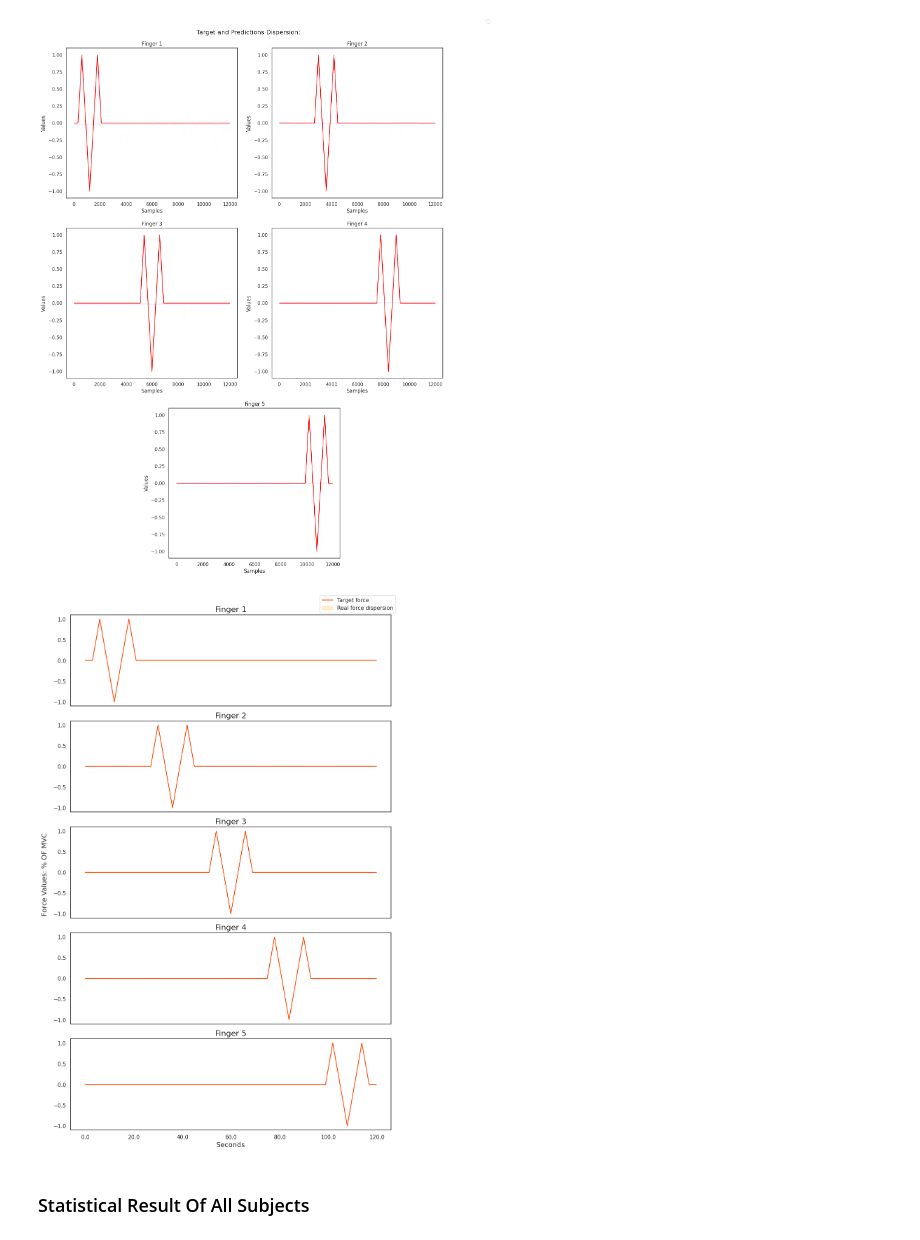
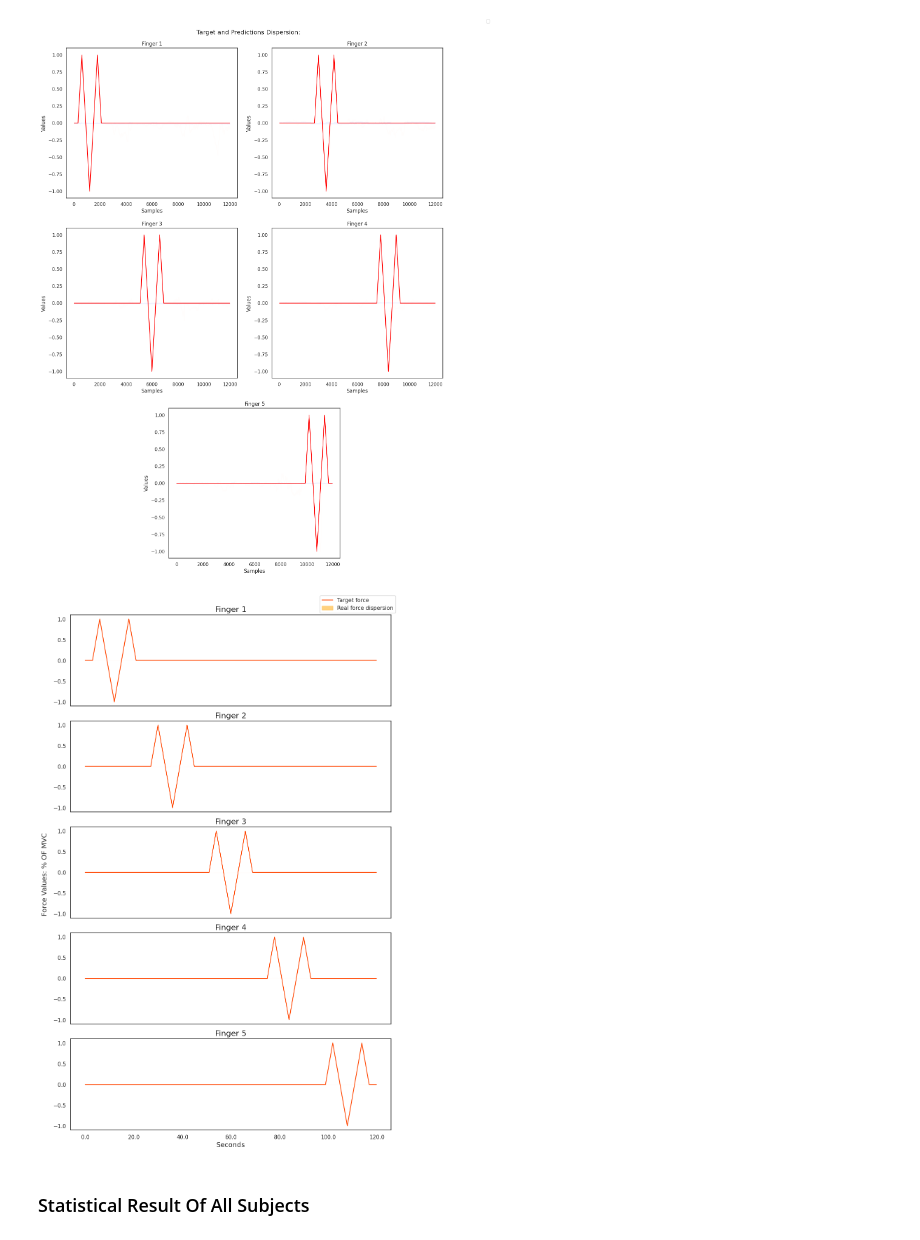
Before and after one commit to lujoba/emg_estimator, a Jupyter notebook: evaluation/Evaluation Notebook.ipynb, the cells around one changed output. Saved outputs shown, nothing was run; the diff lists cells and outputs as text; code cells hidden in the pictures.

```diff
--- a/evaluation/Evaluation Notebook.ipynb
+++ b/evaluation/Evaluation Notebook.ipynb
@@ -192,7 +192,7 @@ for subject in range(1, max(found_subjects) + 1):
 
     # Calculate the force
     predictions, force_signal, emg_signal = [], [], []
-    for emg, f in tqdm(test_dataset):
+    for emg, f in tqdm(test_dataset, desc="EMG window"):
         prediction = model.predict(emg, verbose=0)
         predictions.append(prediction)
         force_signal.append(f)
@@ -370,35 +370,35 @@ for i, ax in enumerate(axes):
         ax.fill_between(np.arange(0, len(force)), min_force_values, max_force_values, color='orange', alpha=0.01)
 
     # Configure the subplot
     ax.set_title(f"Finger {i+1}", fontsize=16)  # Adjust title font size
     ax.xaxis.grid(True, which='minor')
     # ax.set_ylabel("Values", fontsize=14)  # Adjust y-label font size
 
     # Hide x-axis labels for all but the bottom subplot
     if i < len(axes) - 1:
         ax.xaxis.set_ticklabels([])
 
 # Set x-label for the bottom subplot
 axes[-1].set_xlabel("Seconds", fontsize=14)  # Adjust x-label font size
 # Add a text annotation in the middle left of the figure
 fig.text(-0.015, 0.5, 'Force Values: % OF MVC', va='center', rotation='vertical', fontsize=14)
 
 # Add legend
-axes[0].fill_between([], [], [], color='orange', alpha=0.2, label="Real force dispersion")
+axes[0].fill_between([], [], [], color='orange', alpha=0.5, label="Real force dispersion")
 handles, labels = axes[0].get_legend_handles_labels()
 fig.legend(handles, labels, loc='upper right')
 
 # Ajuste o layout para evitar sobreposição
 plt.tight_layout()
 
 # Apply time scale for the last plot
 last_ax = axes[-1]
 last_ax.set_xticklabels(samples_to_seconds(last_ax.get_xticks(), sample_rate))
 
 # Show the plot
 plt.show()
 # %% [output]
-[figure, old version]
+[figure, new version]
 # %% [markdown]
 ### Statistical Result Of All Subjects
 # %%
```
Also changed, not shown: parts of 2 cells of this notebook, 6 other files.
